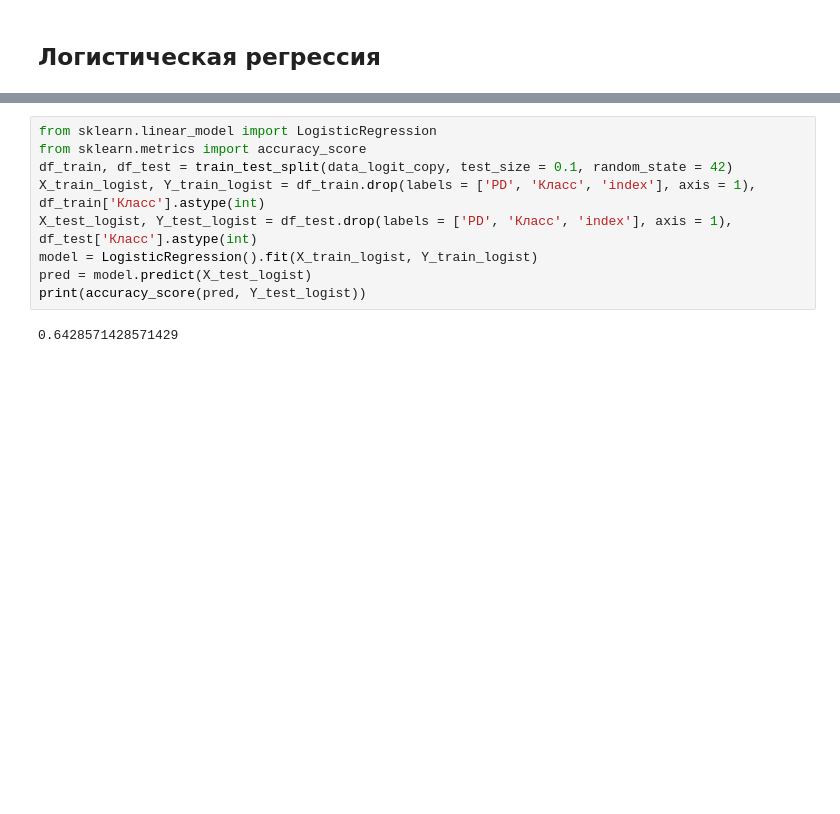
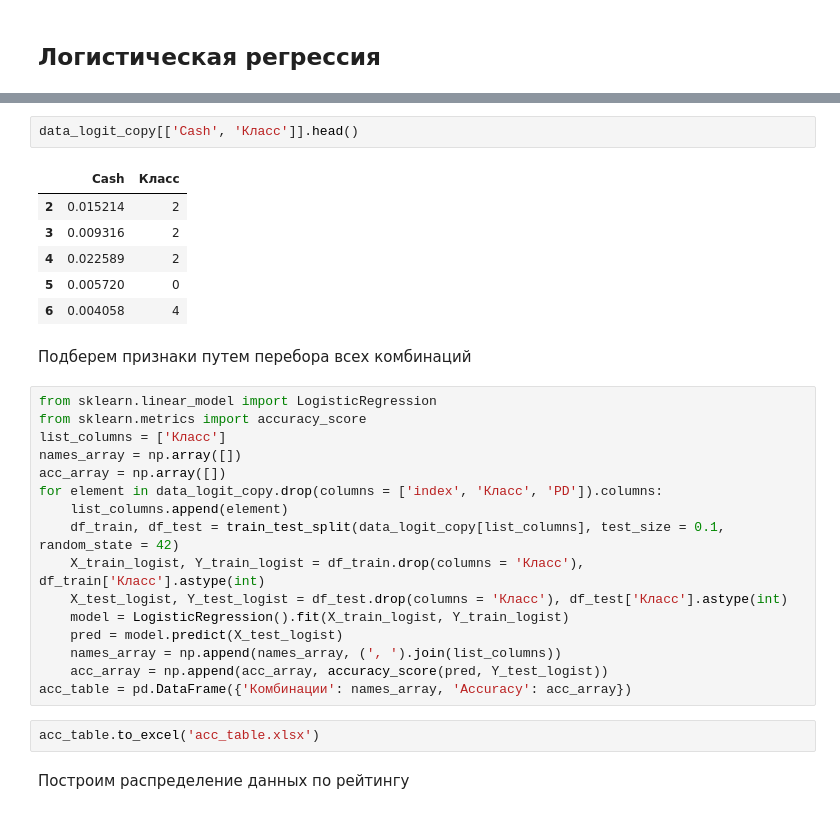
Before and after one commit to Gorlevichd/-, a Jupyter notebook: model.ipynb, the cells around one changed output, grey strips where cells are left out. Cells and saved outputs as stored; diff of their text form; blank space fills up the shorter version.

```diff
--- a/model.ipynb
+++ b/model.ipynb
@@ -1394,11 +1397,31 @@ fig.savefig('pd_dist.png')
+# %%
+data_logit_copy[['Cash', 'Класс']].head()
+# %% [output]
+|  | Cash | Класс |
+| 2 | 0.015214 | 2 |
+| 3 | 0.009316 | 2 |
+| 4 | 0.022589 | 2 |
+| 5 | 0.005720 | 0 |
+| 6 | 0.004058 | 4 |
+# %% [markdown]
+Подберем признаки путем перебора всех комбинаций
 # %%
 from sklearn.linear_model import LogisticRegression
 from sklearn.metrics import accuracy_score
-df_train, df_test = train_test_split(data_logit_copy, test_size = 0.1, random_state = 42)
-X_train_logist, Y_train_logist = df_train.drop(labels = ['PD', 'Класс', 'index'], axis = 1), df_train['Класс'].astype(int)
-X_test_logist, Y_test_logist = df_test.drop(labels = ['PD', 'Класс', 'index'], axis = 1), df_test['Класс'].astype(int)
-model = LogisticRegression().fit(X_train_logist, Y_train_logist)
-pred = model.predict(X_test_logist)
-print(accuracy_score(pred, Y_test_logist))
+list_columns = ['Класс']
+names_array = np.array([])
+acc_array = np.array([])
+for element in data_logit_copy.drop(columns = ['index', 'Класс', 'PD']).columns:
+    list_columns.append(element)
+    df_train, df_test = train_test_split(data_logit_copy[list_columns], test_size = 0.1, random_state = 42)
+    X_train_logist, Y_train_logist = df_train.drop(columns = 'Класс'), df_train['Класс'].astype(int)
+    X_test_logist, Y_test_logist = df_test.drop(columns = 'Класс'), df_test['Класс'].astype(int)
+    model = LogisticRegression().fit(X_train_logist, Y_train_logist)
+    pred = model.predict(X_test_logist)
+    names_array = np.append(names_array, (', ').join(list_columns))
+    acc_array = np.append(acc_array, accuracy_score(pred, Y_test_logist))
+acc_table = pd.DataFrame({'Комбинации': names_array, 'Accuracy': acc_array})
-# %% [output]
-0.6428571428571429
+# %%
+acc_table.to_excel('acc_table.xlsx')
+# %% [markdown]
+Построим распределение данных по рейтингу
```
Also changed, not shown: parts of 36 cells of this notebook, 5 other files.
